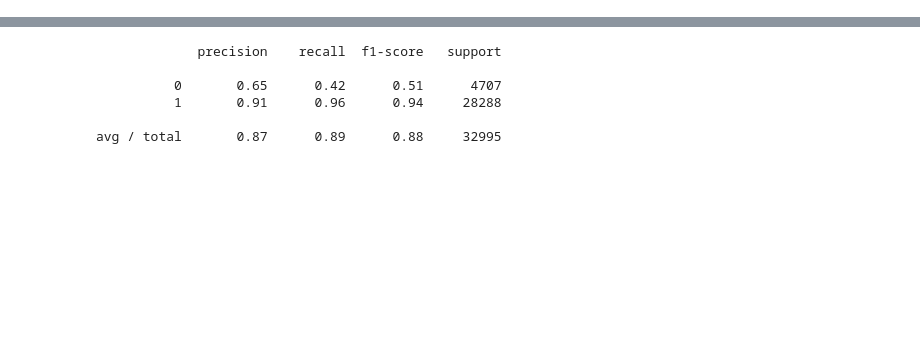
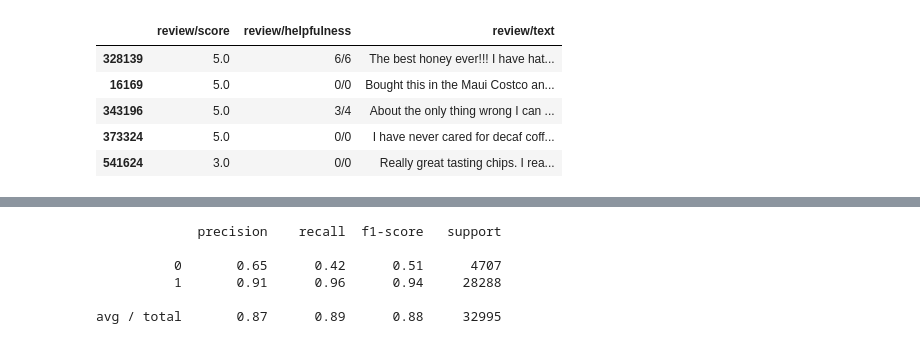
Before and after one commit to jadermcs/fineFoods, a Jupyter notebook: eval.ipynb, the cells around one changed output, grey strips where cells are left out. Cells and saved outputs as stored; diff of their text form; code cells hidden in the pictures; blank space fills up the shorter version.

```diff
--- a/eval.ipynb
+++ b/eval.ipynb
@@ -5,0 +36,10 @@ from scipy.sparse import load_npz
+# %%
+df = df[['review/score', 'review/helpfulness', 'review/text']]
+df.head()
+# %% [output]
+|  | review/score | review/helpfulness | review/text |
+| 328139 | 5.0 | 6/6 | The best honey ever!!! I have hat... |
+| 16169 | 5.0 | 0/0 | Bought this in the Maui Costco an... |
+| 343196 | 5.0 | 3/4 | About the only thing wrong I can ... |
+| 373324 | 5.0 | 0/0 | I have never cared for decaf coff... |
+| 541624 | 3.0 | 0/0 | Really great tasting chips. I rea... |
```
Also changed, not shown: parts of 8 cells of this notebook, 3 other files.
